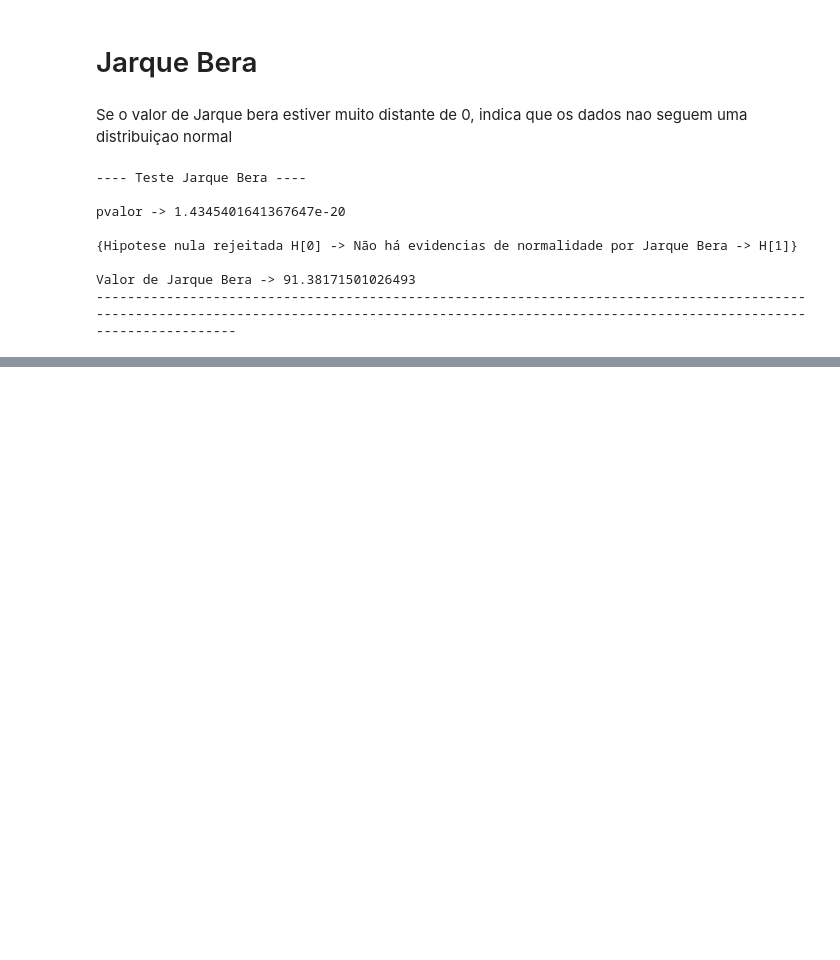
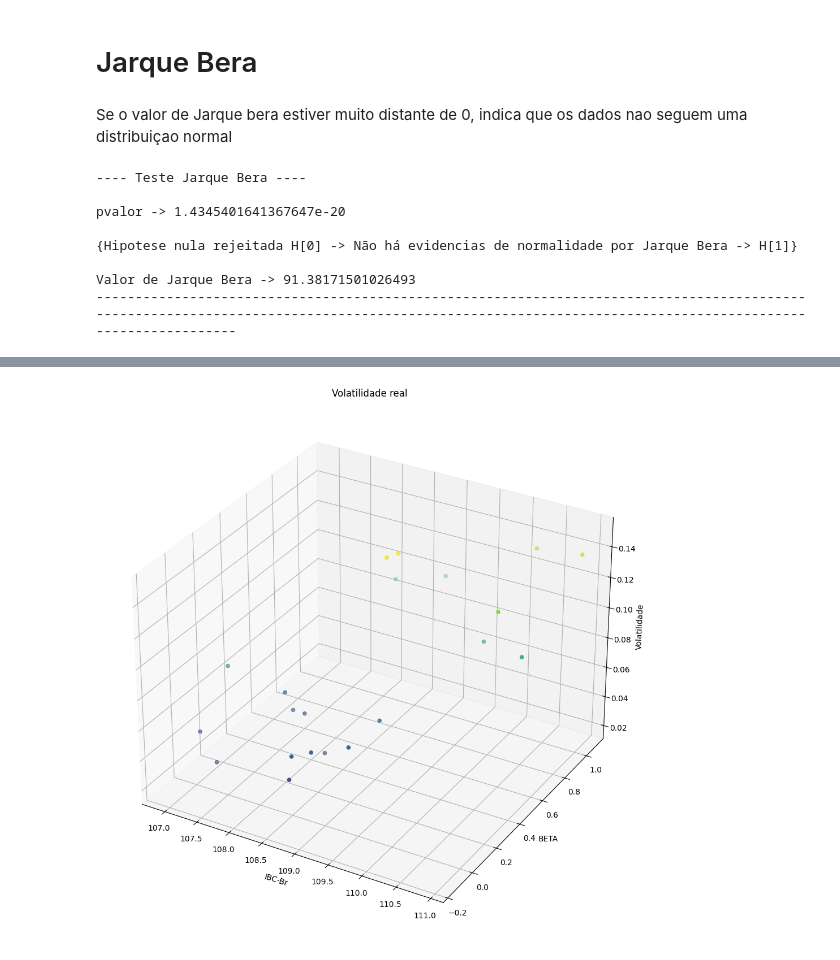
Before and after one commit to WesleySouza13/oil-price-shock-analysis, a Jupyter notebook: notebooks/02_modeling.ipynb, the cells around one changed output, grey strips where cells are left out. Drawn from its saved outputs; the diff is of its cells as text; code cells hidden in the pictures; blank space fills up the shorter version.

```diff
--- a/notebooks/02_modeling.ipynb
+++ b/notebooks/02_modeling.ipynb
@@ -480,0 +542,13 @@ Valor de Jarque Bera -> 91.38171501026493
+# %%
+
+fig = plt.figure(figsize=(10,10))
+ax = fig.add_subplot(111, projection='3d')
+ax.set_title('Volatilidade real')
+ax.scatter(X_test['IBC-Br'].values, X_test['BETA'].values, y_test.values, c=y_test.values)
+
+ax.set_xlabel('IBC-Br')
+ax.set_ylabel('BETA')
+ax.set_zlabel('Volatilidade')
+fig.tight_layout()
+# %% [output]
+[figure, added]
```
Also changed, not shown: parts of 17 cells of this notebook, 1 other file.
